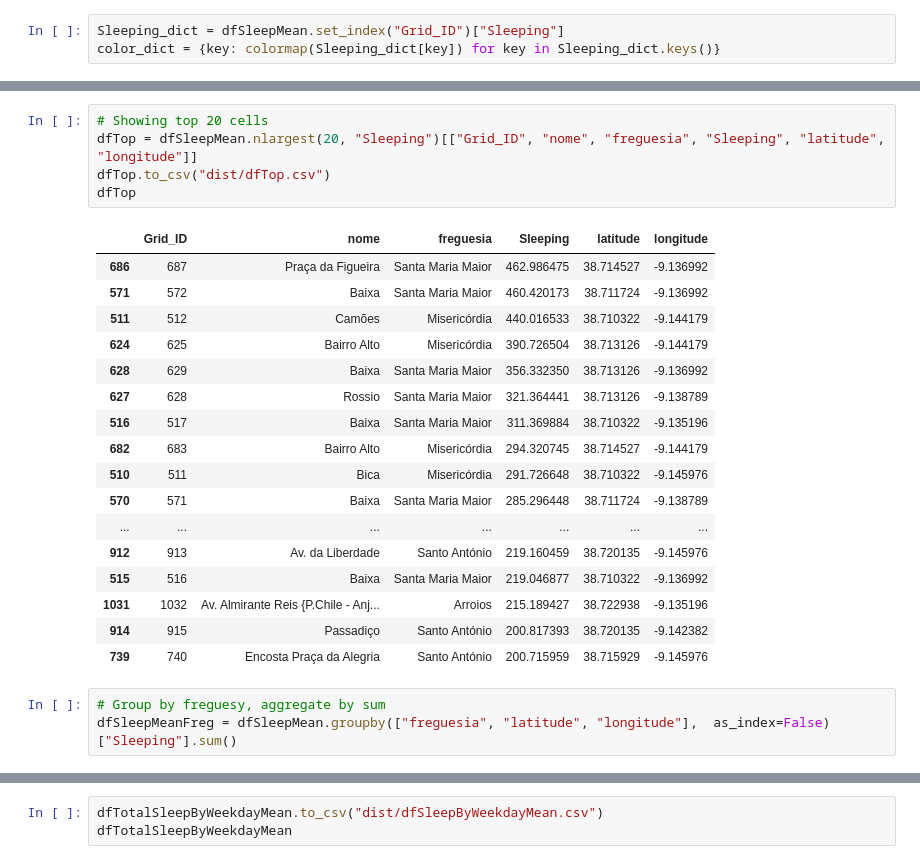
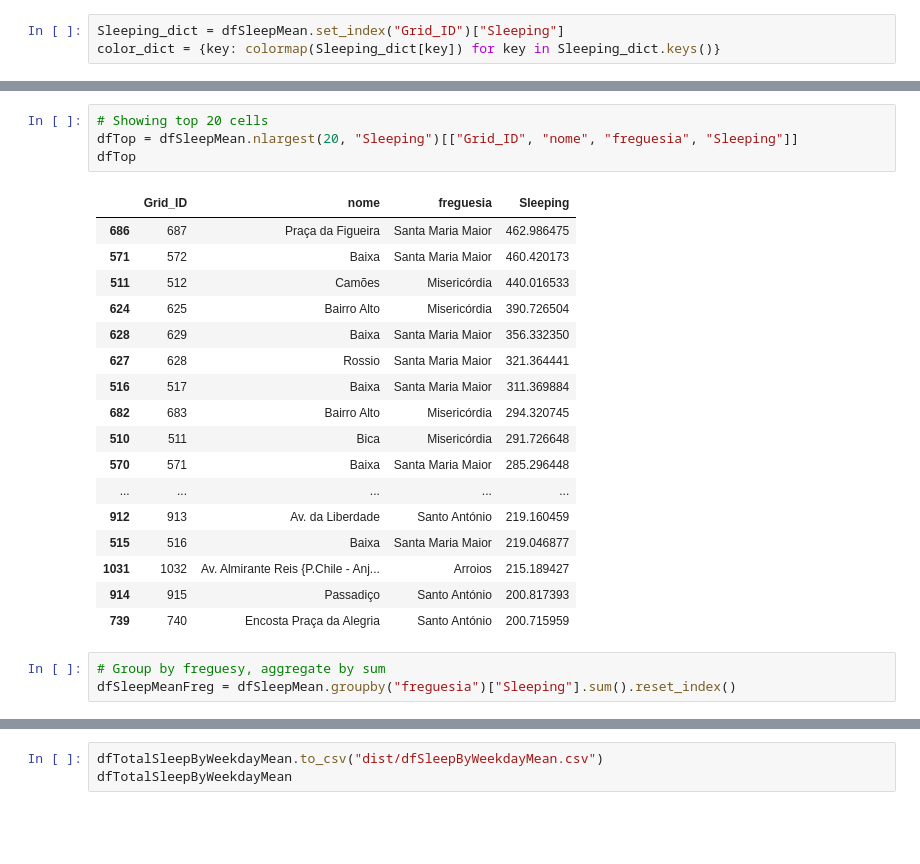
Before and after one commit to tiagonuneslx/lisbon-turist-sleeping-areas-for-decision-making, a Jupyter notebook: notebook.ipynb, the cells around one changed output, grey strips where cells are left out. Cells and saved outputs as stored; diff of their text form; blank space fills up the shorter version.

Commit message:
Remove Longitude and Latitude to the top cells and top counties tables, Add Week Number and Month Number

```diff
--- a/notebook.ipynb
+++ b/notebook.ipynb
@@ -223,30 +223,29 @@ m
 [interactive output not drawn]
 # %%
 # Showing top 20 cells
-dfTop = dfSleepMean.nlargest(20, "Sleeping")[["Grid_ID", "nome", "freguesia", "Sleeping", "latitude", "longitude"]]
-dfTop.to_csv("dist/dfTop.csv")
+dfTop = dfSleepMean.nlargest(20, "Sleeping")[["Grid_ID", "nome", "freguesia", "Sleeping"]]
 dfTop
 # %% [output]
-|  | Grid_ID | nome | freguesia | Sleeping | latitude | longitude |
-| 686 | 687 | Praça da Figueira | Santa Maria Maior | 462.986475 | 38.714527 | -9.136992 |
-| 571 | 572 | Baixa | Santa Maria Maior | 460.420173 | 38.711724 | -9.136992 |
-| 511 | 512 | Camões | Misericórdia | 440.016533 | 38.710322 | -9.144179 |
-| 624 | 625 | Bairro Alto | Misericórdia | 390.726504 | 38.713126 | -9.144179 |
-| 628 | 629 | Baixa | Santa Maria Maior | 356.332350 | 38.713126 | -9.136992 |
-| 627 | 628 | Rossio | Santa Maria Maior | 321.364441 | 38.713126 | -9.138789 |
-| 516 | 517 | Baixa | Santa Maria Maior | 311.369884 | 38.710322 | -9.135196 |
-| 682 | 683 | Bairro Alto | Misericórdia | 294.320745 | 38.714527 | -9.144179 |
-| 510 | 511 | Bica | Misericórdia | 291.726648 | 38.710322 | -9.145976 |
-| 570 | 571 | Baixa | Santa Maria Maior | 285.296448 | 38.711724 | -9.138789 |
-| ... | ... | ... | ... | ... | ... | ... |
-| 912 | 913 | Av. da Liberdade | Santo António | 219.160459 | 38.720135 | -9.145976 |
-| 515 | 516 | Baixa | Santa Maria Maior | 219.046877 | 38.710322 | -9.136992 |
-| 1031 | 1032 | Av. Almirante Reis {P.Chile - Anj... | Arroios | 215.189427 | 38.722938 | -9.135196 |
-| 914 | 915 | Passadiço | Santo António | 200.817393 | 38.720135 | -9.142382 |
-| 739 | 740 | Encosta Praça da Alegria | Santo António | 200.715959 | 38.715929 | -9.145976 |
+|  | Grid_ID | nome | freguesia | Sleeping |
+| 686 | 687 | Praça da Figueira | Santa Maria Maior | 462.986475 |
+| 571 | 572 | Baixa | Santa Maria Maior | 460.420173 |
+| 511 | 512 | Camões | Misericórdia | 440.016533 |
+| 624 | 625 | Bairro Alto | Misericórdia | 390.726504 |
+| 628 | 629 | Baixa | Santa Maria Maior | 356.332350 |
+| 627 | 628 | Rossio | Santa Maria Maior | 321.364441 |
+| 516 | 517 | Baixa | Santa Maria Maior | 311.369884 |
+| 682 | 683 | Bairro Alto | Misericórdia | 294.320745 |
+| 510 | 511 | Bica | Misericórdia | 291.726648 |
+| 570 | 571 | Baixa | Santa Maria Maior | 285.296448 |
+| ... | ... | ... | ... | ... |
+| 912 | 913 | Av. da Liberdade | Santo António | 219.160459 |
+| 515 | 516 | Baixa | Santa Maria Maior | 219.046877 |
+| 1031 | 1032 | Av. Almirante Reis {P.Chile - Anj... | Arroios | 215.189427 |
+| 914 | 915 | Passadiço | Santo António | 200.817393 |
+| 739 | 740 | Encosta Praça da Alegria | Santo António | 200.715959 |
 # %%
 # Group by freguesy, aggregate by sum
-dfSleepMeanFreg = dfSleepMean.groupby(["freguesia", "latitude", "longitude"],  as_index=False)["Sleeping"].sum()
+dfSleepMeanFreg = dfSleepMean.groupby("freguesia")["Sleeping"].sum().reset_index()
 # %%
 dfSleepMeanFreg.info()
 # %% [output]
```
Also changed, not shown: parts of 4 cells of this notebook, 2 other files.
